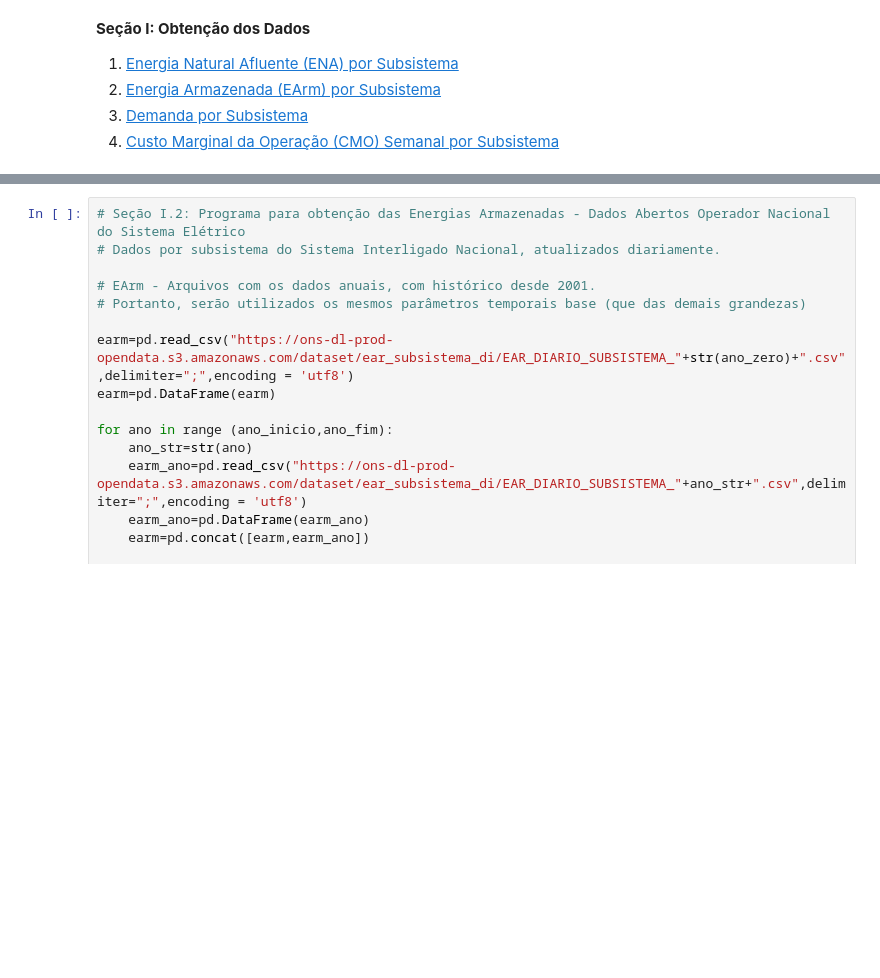
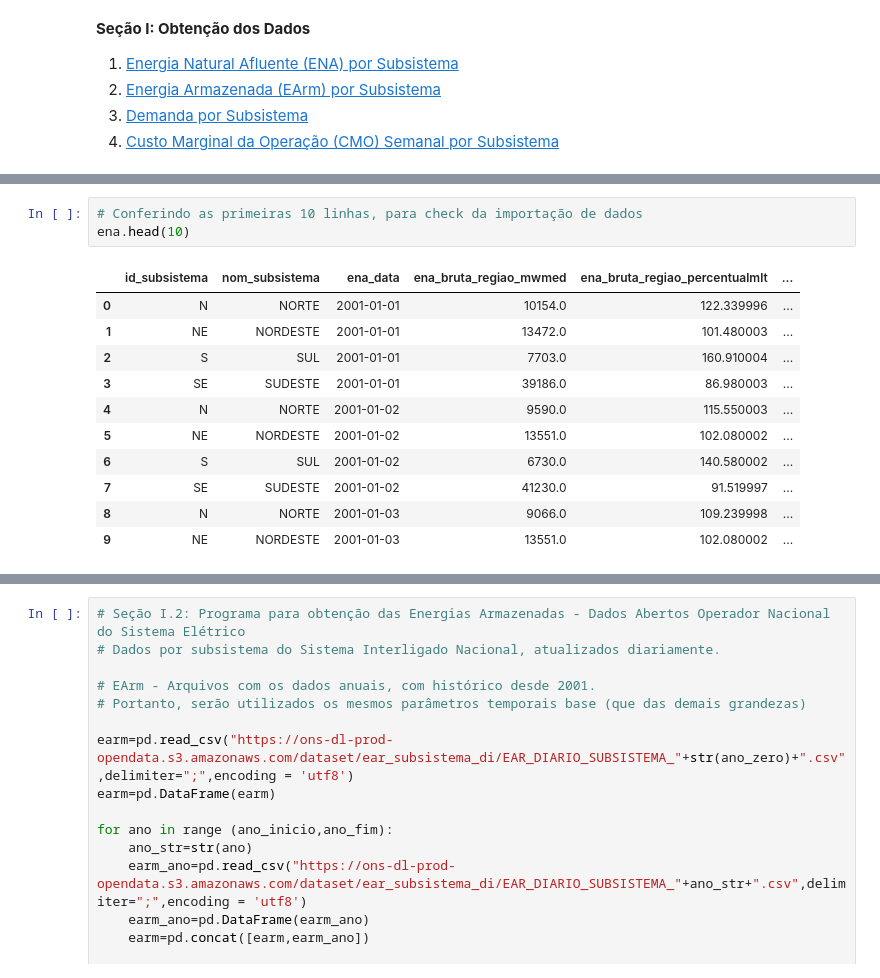
Before and after one commit to belanatal/PosPUCRio, a Jupyter notebook: MVP-SprintI.ipynb, the cells around one changed output, grey strips where cells are left out. Drawn from its saved outputs; the diff is of its cells as text; blank space fills up the shorter version.

```diff
--- a/MVP-SprintI.ipynb
+++ b/MVP-SprintI.ipynb
@@ -97,3 +85,18 @@ print(ena)
 1459                            107.641197
 
 [32140 rows x 7 columns]
+# %%
+# Conferindo as primeiras 10 linhas, para check da importação de dados
+ena.head(10)
+# %% [output]
+|  | id_subsistema | nom_subsistema | ena_data | ena_bruta_regiao_mwmed | ena_bruta_regiao_percentualmlt | ... |
+| 0 | N | NORTE | 2001-01-01 | 10154.0 | 122.339996 | ... |
+| 1 | NE | NORDESTE | 2001-01-01 | 13472.0 | 101.480003 | ... |
+| 2 | S | SUL | 2001-01-01 | 7703.0 | 160.910004 | ... |
+| 3 | SE | SUDESTE | 2001-01-01 | 39186.0 | 86.980003 | ... |
+| 4 | N | NORTE | 2001-01-02 | 9590.0 | 115.550003 | ... |
+| 5 | NE | NORDESTE | 2001-01-02 | 13551.0 | 102.080002 | ... |
+| 6 | S | SUL | 2001-01-02 | 6730.0 | 140.580002 | ... |
+| 7 | SE | SUDESTE | 2001-01-02 | 41230.0 | 91.519997 | ... |
+| 8 | N | NORTE | 2001-01-03 | 9066.0 | 109.239998 | ... |
+| 9 | NE | NORDESTE | 2001-01-03 | 13551.0 | 102.080002 | ... |
```
Also changed, not shown: parts of 9 cells of this notebook.
